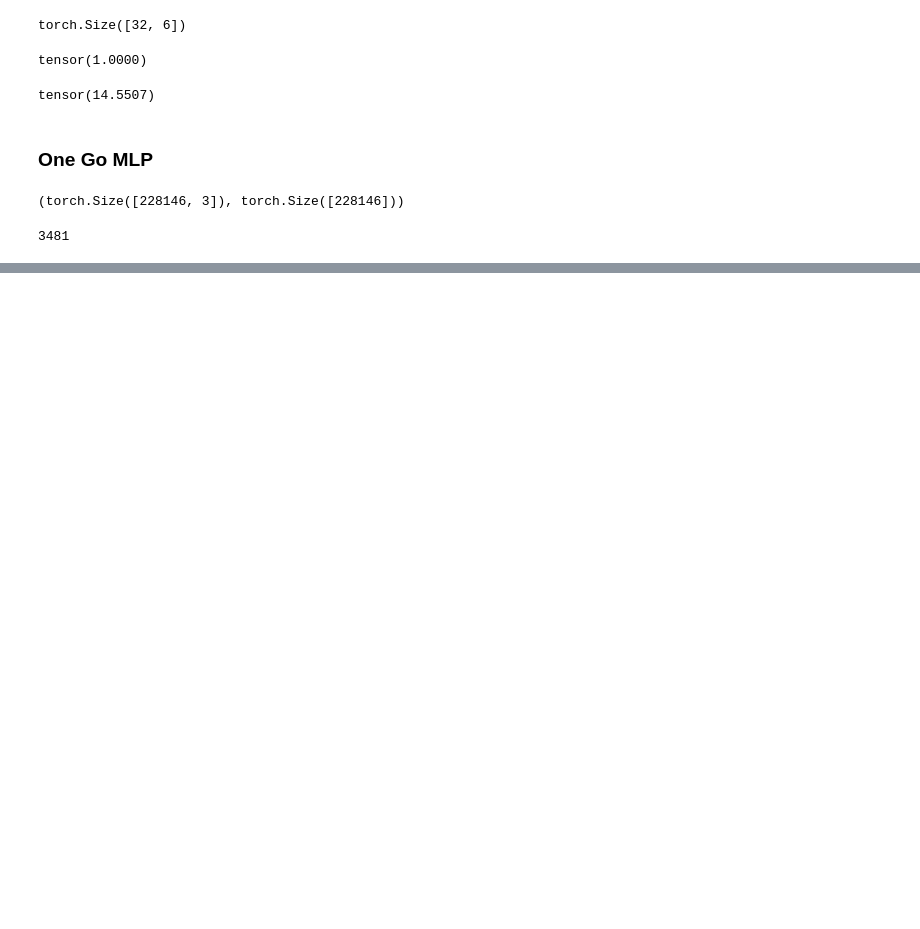
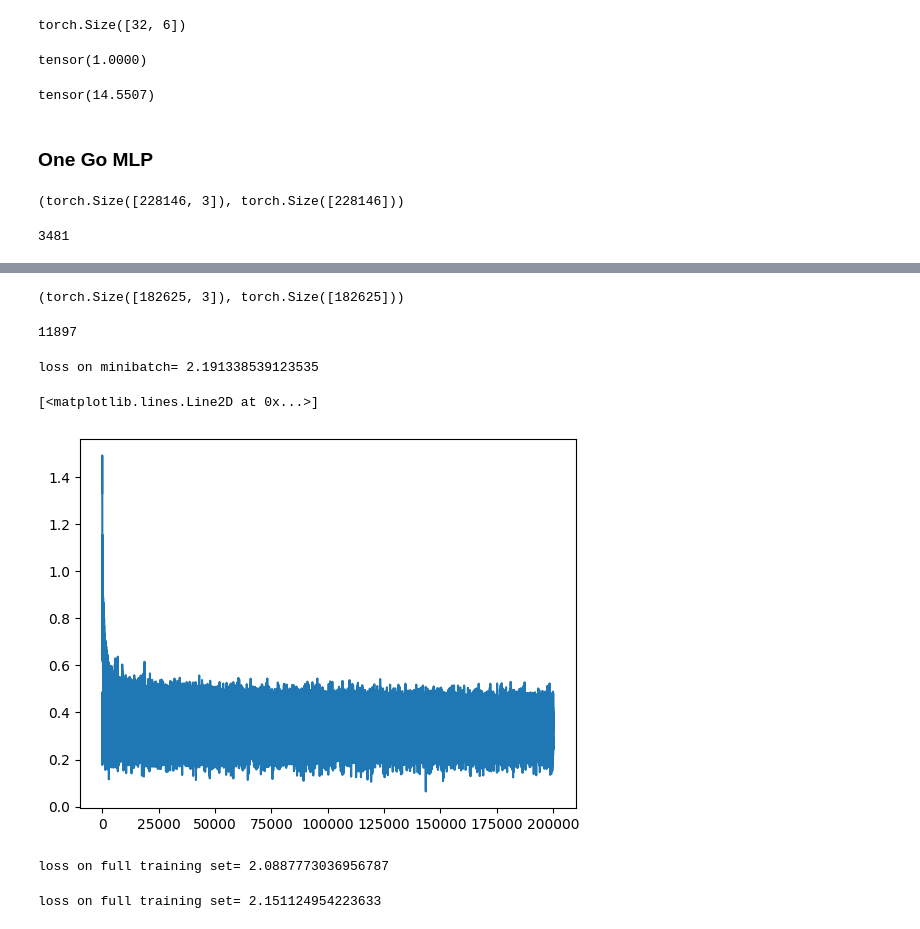
Before and after one commit to Usman-Bajwa1/Make-More, a Jupyter notebook: make-more-2.ipynb, the cells around one changed output, grey strips where cells are left out. Saved outputs shown, nothing was run; the diff lists cells and outputs as text; code cells hidden in the pictures; blank space fills up the shorter version.

```diff
--- a/make-more-2.ipynb
+++ b/make-more-2.ipynb
@@ -165,0 +222,74 @@ loss on full training set= 2.5476291179656982
+# %%
+Xtr.shape, Ytr.shape
+# %% [output]
+(torch.Size([182625, 3]), torch.Size([182625]))
+# %%
+g = torch.Generator().manual_seed(2147483647) # for reproducibility
+C = torch.randn((27, 10), generator=g)
+W1 = torch.randn((30, 200), generator=g)
+b1 = torch.randn(200, generator=g)
+W2 = torch.randn((200, 27), generator=g)
+b2 = torch.randn(27, generator=g)
+parameters = [C, W1, b1, W2, b2]
+# %%
+sum(p.nelement() for p in parameters)
+# %% [output]
+11897
+# %%
+for p in parameters:
+    p.requires_grad = True
+# %%
+lri = []
+lossi = []
+stepi = []
+# %%
+for k in range(200000):
+
+    #minibatch
+    ix = torch.randint(0,Xtr.shape[0], (32,))
+    #forwrd
+    emb = C[Xtr[ix]]
+    h = torch.tanh(emb.view(-1,30) @ W1 + b1)
+    logits = h @ W2 + b2
+    loss = F.cross_entropy(logits, Ytr[ix])
+    #print(f"loss on minibatch= {loss.item()}")
+
+    #backward pass
+    for p in parameters:
+        p.grad = None
+    loss.backward()
+
+    #update
+    #lr = 0.1 if i < 100000 else 0.01
+    for p in parameters:
+        p.data += -0.01 * p.grad
+
+    #track stats
+    #lri.append(lre[k])
+    stepi.append(k)
+    lossi.append(loss.log10().item())
+
+print(f"loss on minibatch= {loss.item()}")
+# %% [output]
+loss on minibatch= 2.191338539123535
+# %%
+plt.plot(stepi, lossi)
+# %% [output]
+[<matplotlib.lines.Line2D at 0x...>]
+[figure, added]
+# %%
+emb = C[Xtr]
+h = torch.tanh(emb.view(-1,30) @ W1 + b1)
+logits = h @ W2 + b2
+loss = F.cross_entropy(logits, Ytr)
+print(f"loss on full training set= {loss.item()}")
+# %% [output]
+loss on full training set= 2.0887773036956787
+# %%
+emb = C[Xdev]
+h = torch.tanh(emb.view(-1,30) @ W1 + b1)
+logits = h @ W2 + b2
+loss = F.cross_entropy(logits, Ydev)
+print(f"loss on full training set= {loss.item()}")
+# %% [output]
+loss on full training set= 2.151124954223633
```
Also changed, not shown: parts of 7 cells of this notebook.
